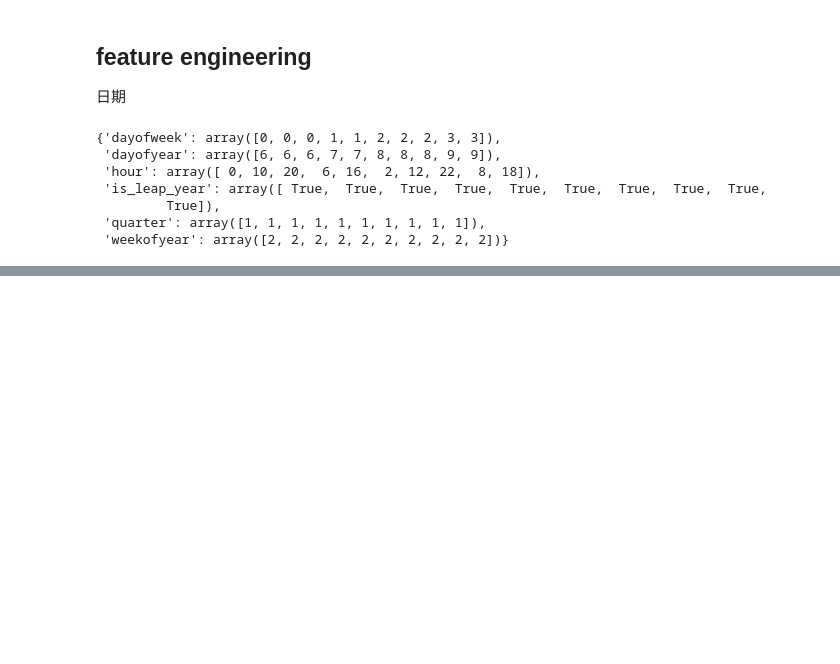
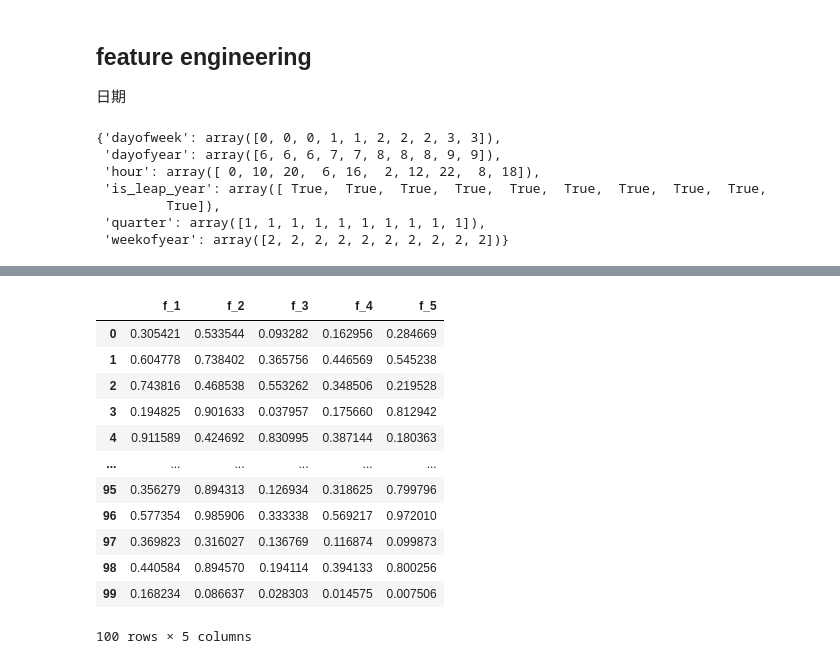
Before and after one commit to gavinloverqq/Exercise, a Jupyter notebook: AAAMLP/c2.ipynb, the cells around one changed output, grey strips where cells are left out. Cells and saved outputs as stored; diff of their text form; code cells hidden in the pictures; blank space fills up the shorter version.

```diff
--- a/AAAMLP/c2.ipynb
+++ b/AAAMLP/c2.ipynb
@@ -1439,0 +1481,9 @@ def generate_features(df):
+# %%
+import numpy as np
+import pandas as pd
+# generate a random dataframe with
+# 2 columns and 100 rows
+df = pd.DataFrame(
+np.random.rand(100, 2),
+columns=[f"f_{i}" for i in range(1, 3)]
+)
@@ -1439,0 +1506,35 @@ def generate_features(df):
+# %%
+from sklearn import preprocessing
+# initialize polynomial features class object
+# for two-degree polynomial features
+pf = preprocessing.PolynomialFeatures(
+    degree=2,
+    interaction_only=False,
+    include_bias=False
+)
+# fit to the features
+pf.fit(df)
+# create polynomial features
+poly_feats = pf.transform(df)
+# create a dataframe with all the features
+num_feats = poly_feats.shape[1]
+df_transformed = pd.DataFrame(
+    poly_feats,
+    columns=[f"f_{i}" for i in range(1, num_feats + 1)]
+)
+
+df_transformed
+# %% [output]
+|  | f_1 | f_2 | f_3 | f_4 | f_5 |
+| 0 | 0.305421 | 0.533544 | 0.093282 | 0.162956 | 0.284669 |
+| 1 | 0.604778 | 0.738402 | 0.365756 | 0.446569 | 0.545238 |
+| 2 | 0.743816 | 0.468538 | 0.553262 | 0.348506 | 0.219528 |
+| 3 | 0.194825 | 0.901633 | 0.037957 | 0.175660 | 0.812942 |
+| 4 | 0.911589 | 0.424692 | 0.830995 | 0.387144 | 0.180363 |
+| ... | ... | ... | ... | ... | ... |
+| 95 | 0.356279 | 0.894313 | 0.126934 | 0.318625 | 0.799796 |
+| 96 | 0.577354 | 0.985906 | 0.333338 | 0.569217 | 0.972010 |
+| 97 | 0.369823 | 0.316027 | 0.136769 | 0.116874 | 0.099873 |
+| 98 | 0.440584 | 0.894570 | 0.194114 | 0.394133 | 0.800256 |
+| 99 | 0.168234 | 0.086637 | 0.028303 | 0.014575 | 0.007506 |
+100 rows × 5 columns
```
Also changed, not shown: parts of 8 cells of this notebook.
